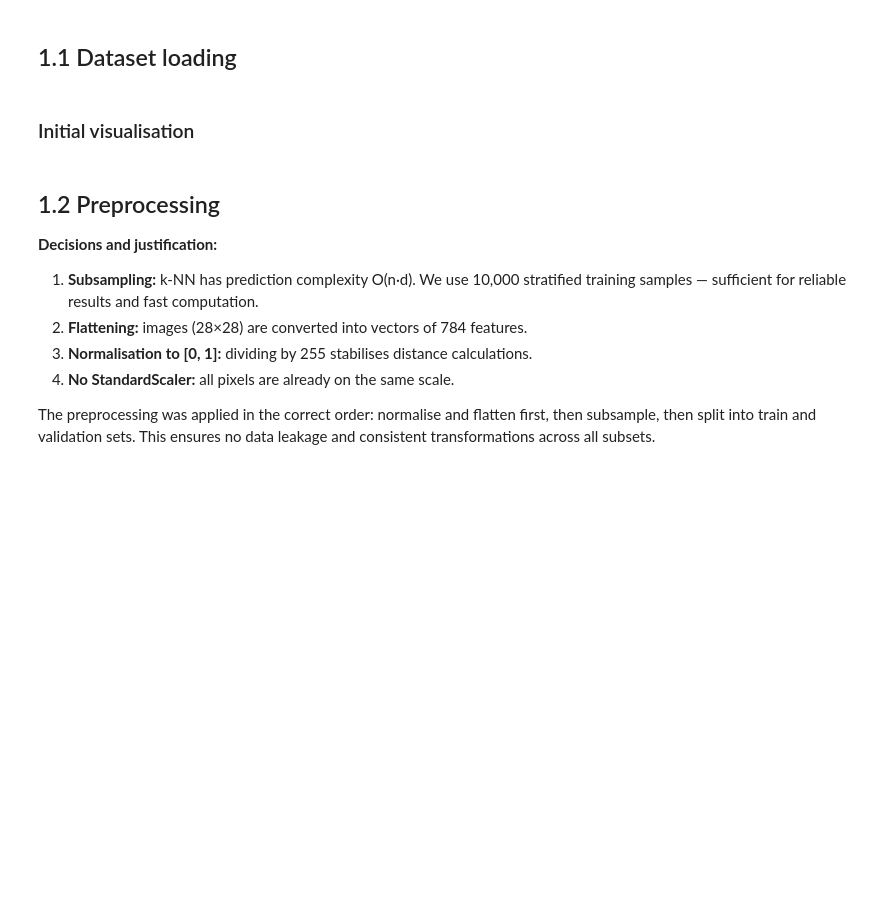
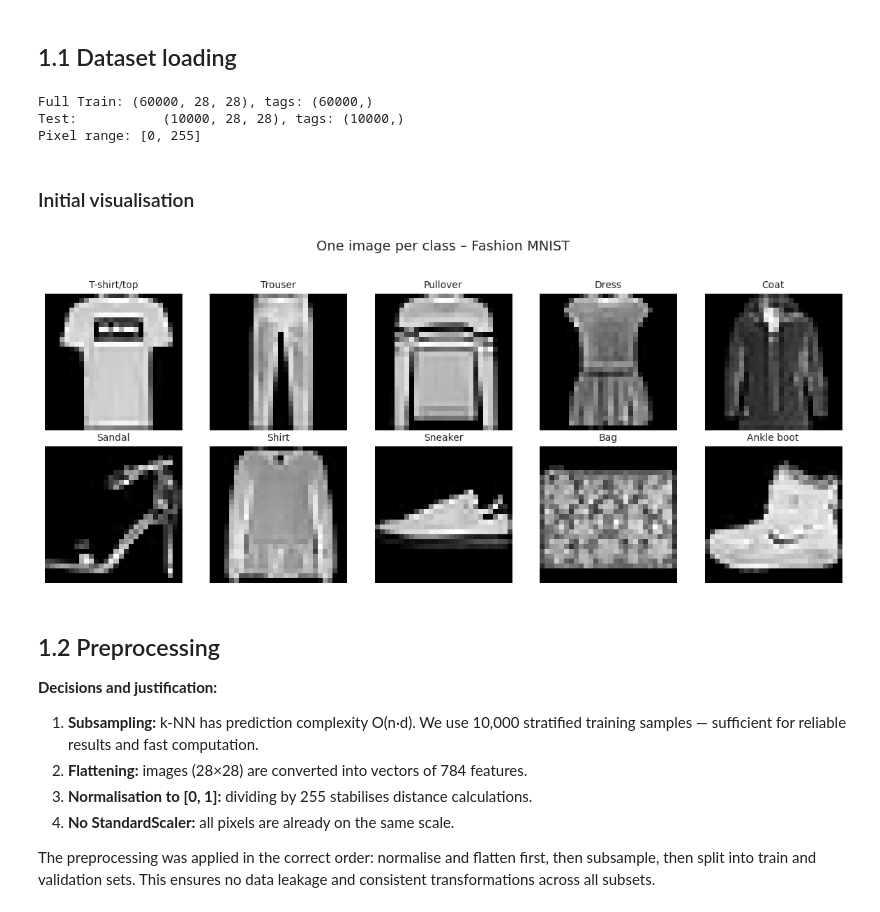
Before and after one commit to ruthsepulveda/ml_coursework, a Jupyter notebook: fashion_mnist_forest_cover_classification.ipynb, the cells around one changed output. Drawn from its saved outputs; the diff is of its cells as text; code cells hidden in the pictures; blank space fills up the shorter version.

```diff
--- a/fashion_mnist_forest_cover_classification.ipynb
+++ b/fashion_mnist_forest_cover_classification.ipynb
@@ -102,24 +102,30 @@ from tensorflow.keras.datasets import fashion_mnist
 
 (X_train_full, y_train_full), (X_test, y_test) = fashion_mnist.load_data()
 
-print(f'Train completo: {X_train_full.shape}, etiquetas: {y_train_full.shape}')
-print(f'Test:           {X_test.shape}, etiquetas: {y_test.shape}')
-print(f'Rango de pixeles: [{X_train_full.min()}, {X_train_full.max()}]')
+print(f'Full Train: {X_train_full.shape}, tags: {y_train_full.shape}')
+print(f'Test:           {X_test.shape}, tags: {y_test.shape}')
+print(f'Pixel range: [{X_train_full.min()}, {X_train_full.max()}]')
 
 class_names_fm = ['T-shirt/top','Trouser','Pullover','Dress','Coat',
                   'Sandal','Shirt','Sneaker','Bag','Ankle boot']
+# %% [output]
+Full Train: (60000, 28, 28), tags: (60000,)
+Test:           (10000, 28, 28), tags: (10000,)
+Pixel range: [0, 255]
 # %% [markdown]
 ### Initial visualisation
 # %%
 fig, axes = plt.subplots(2, 5, figsize=(12, 5))
 for i, ax in enumerate(axes.ravel()):
     idx = np.where(y_train_full == i)[0][0]
     ax.imshow(X_train_full[idx], cmap='gray')
     ax.set_title(class_names_fm[i], fontsize=10)
     ax.axis('off')
-plt.suptitle('Una imagen por clase - Fashion MNIST', y=1.02, fontsize=14)
+plt.suptitle('One image per class – Fashion MNIST', y=1.02, fontsize=14)
 plt.tight_layout()
 plt.show()
+# %% [output]
+[figure, added]
 # %% [markdown]
 ## 1.2 Preprocessing
 
```
Also changed, not shown: parts of 41 cells of this notebook.
